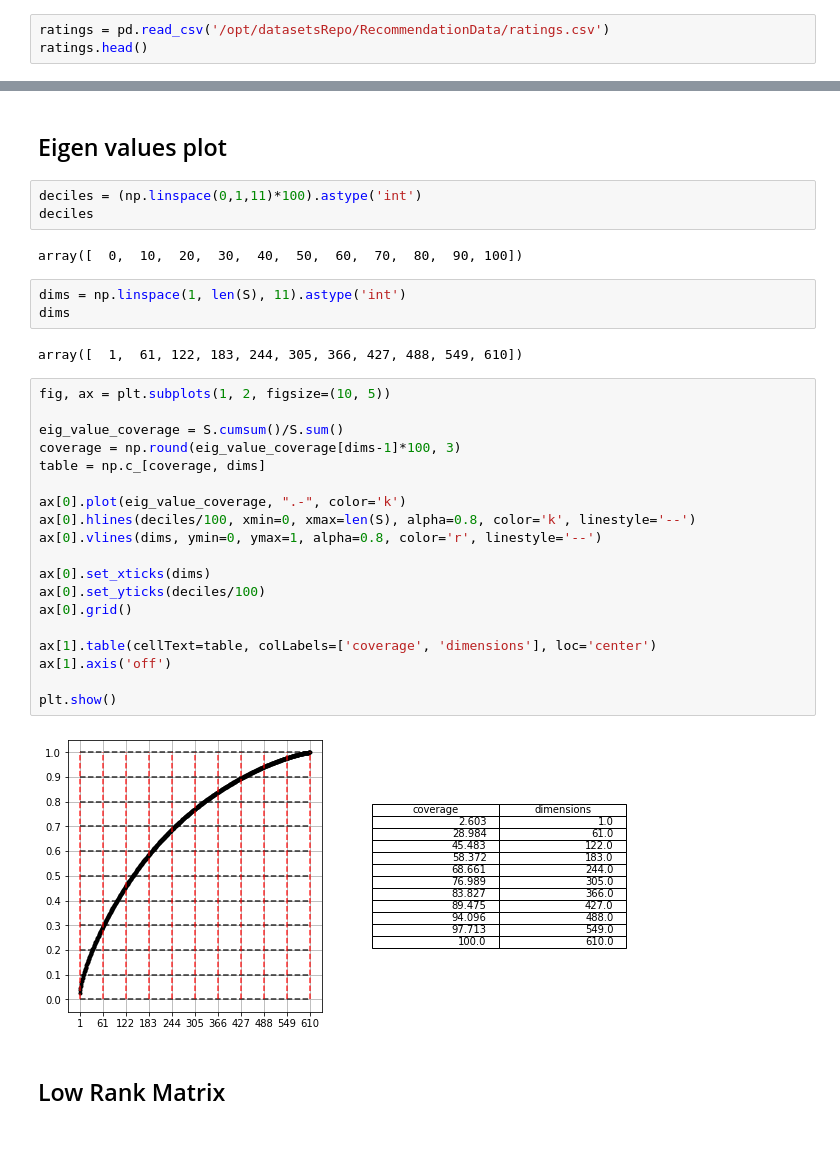
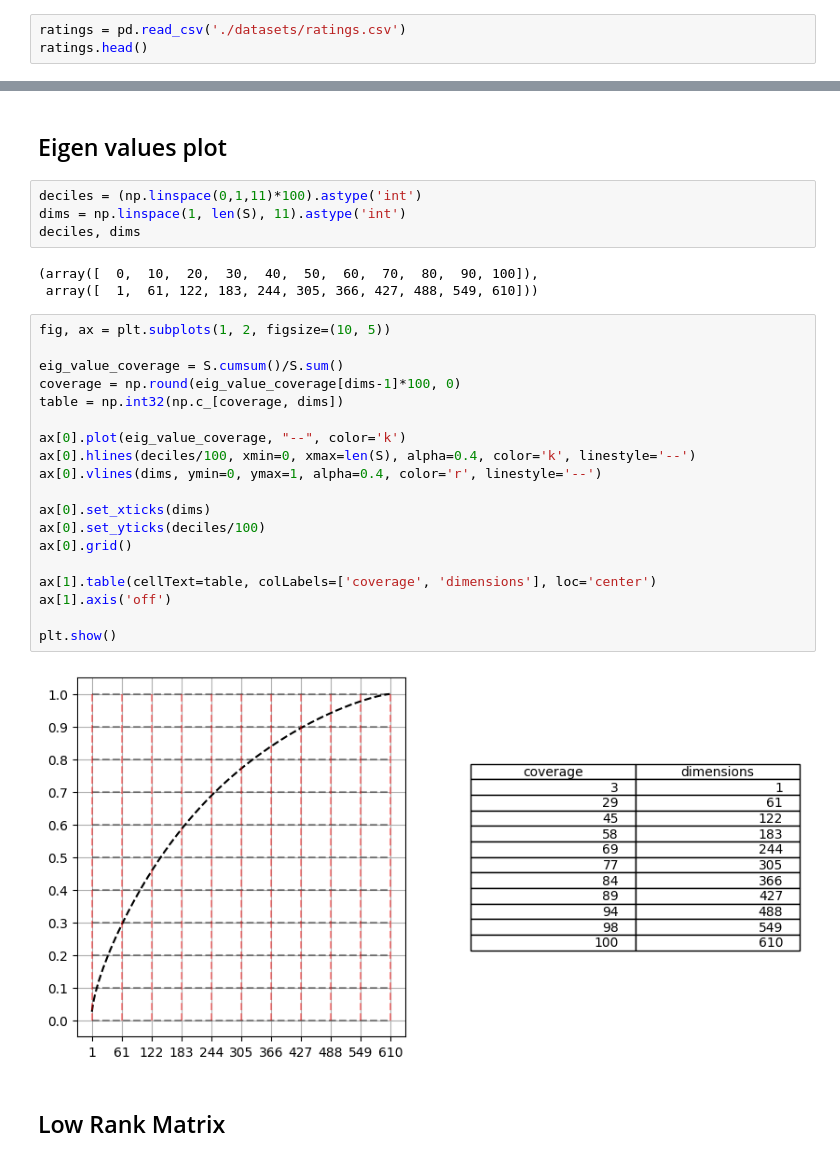
Before and after one commit to NishantBaheti/Recommendation-Systems, a Jupyter notebook: notebooks/svd.ipynb, the cells around one changed output, grey strips where cells are left out. Drawn from its saved outputs; the diff is of its cells as text.

```diff
--- a/notebooks/svd.ipynb
+++ b/notebooks/svd.ipynb
@@ -13,5 +15,5 @@ import matplotlib.pyplot as plt
 # %%
-ratings = pd.read_csv('/opt/datasetsRepo/RecommendationData/ratings.csv')
+ratings = pd.read_csv('./datasets/ratings.csv')
 ratings.head()
 # %% [output]
 |  | userId | movieId | rating | timestamp |
@@ -108,35 +127,32 @@ U.shape, S.shape, VT.shape
 ## Eigen values plot
 # %%
 deciles = (np.linspace(0,1,11)*100).astype('int')
-deciles
+dims = np.linspace(1, len(S), 11).astype('int')
+deciles, dims
 # %% [output]
-array([  0,  10,  20,  30,  40,  50,  60,  70,  80,  90, 100])
+(array([  0,  10,  20,  30,  40,  50,  60,  70,  80,  90, 100]),
+ array([  1,  61, 122, 183, 244, 305, 366, 427, 488, 549, 610]))
-# %%
-dims = np.linspace(1, len(S), 11).astype('int')
-dims
-# %% [output]
-array([  1,  61, 122, 183, 244, 305, 366, 427, 488, 549, 610])
 # %%
 fig, ax = plt.subplots(1, 2, figsize=(10, 5))
 
 eig_value_coverage = S.cumsum()/S.sum()
-coverage = np.round(eig_value_coverage[dims-1]*100, 3)
-table = np.c_[coverage, dims]
+coverage = np.round(eig_value_coverage[dims-1]*100, 0)
+table = np.int32(np.c_[coverage, dims])
 
-ax[0].plot(eig_value_coverage, ".-", color='k')
-ax[0].hlines(deciles/100, xmin=0, xmax=len(S), alpha=0.8, color='k', linestyle='--')
-ax[0].vlines(dims, ymin=0, ymax=1, alpha=0.8, color='r', linestyle='--')
+ax[0].plot(eig_value_coverage, "--", color='k')
+ax[0].hlines(deciles/100, xmin=0, xmax=len(S), alpha=0.4, color='k', linestyle='--')
+ax[0].vlines(dims, ymin=0, ymax=1, alpha=0.4, color='r', linestyle='--')
 
 ax[0].set_xticks(dims)
 ax[0].set_yticks(deciles/100)
 ax[0].grid()
 
 ax[1].table(cellText=table, colLabels=['coverage', 'dimensions'], loc='center')
 ax[1].axis('off')
 
 plt.show()
 # %% [output]
-[figure, old version]
+[figure, new version]
 # %% [markdown]
 ## Low Rank Matrix
 # %%
```
Also changed, not shown: parts of 26 cells of this notebook, 3 other files.
